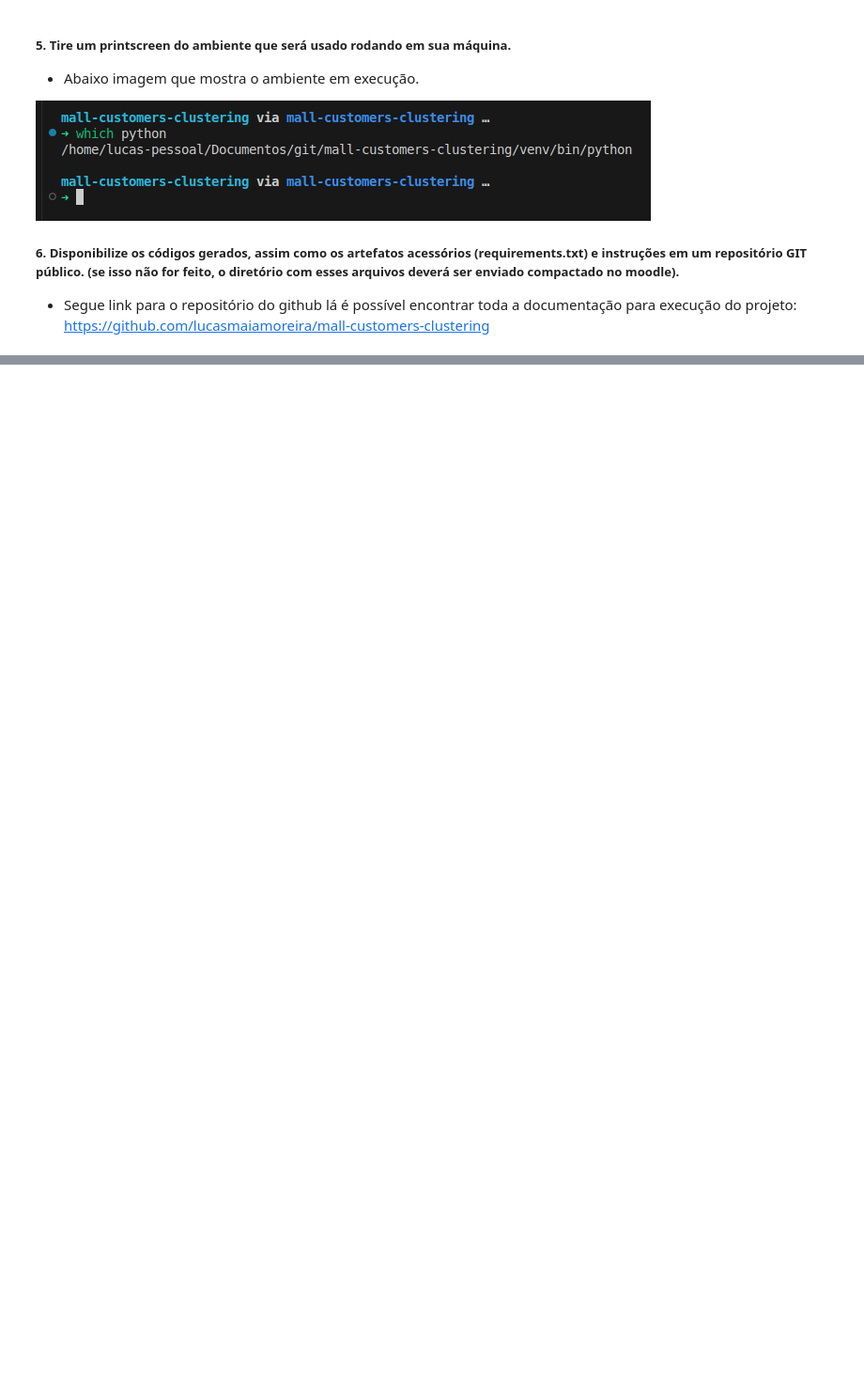
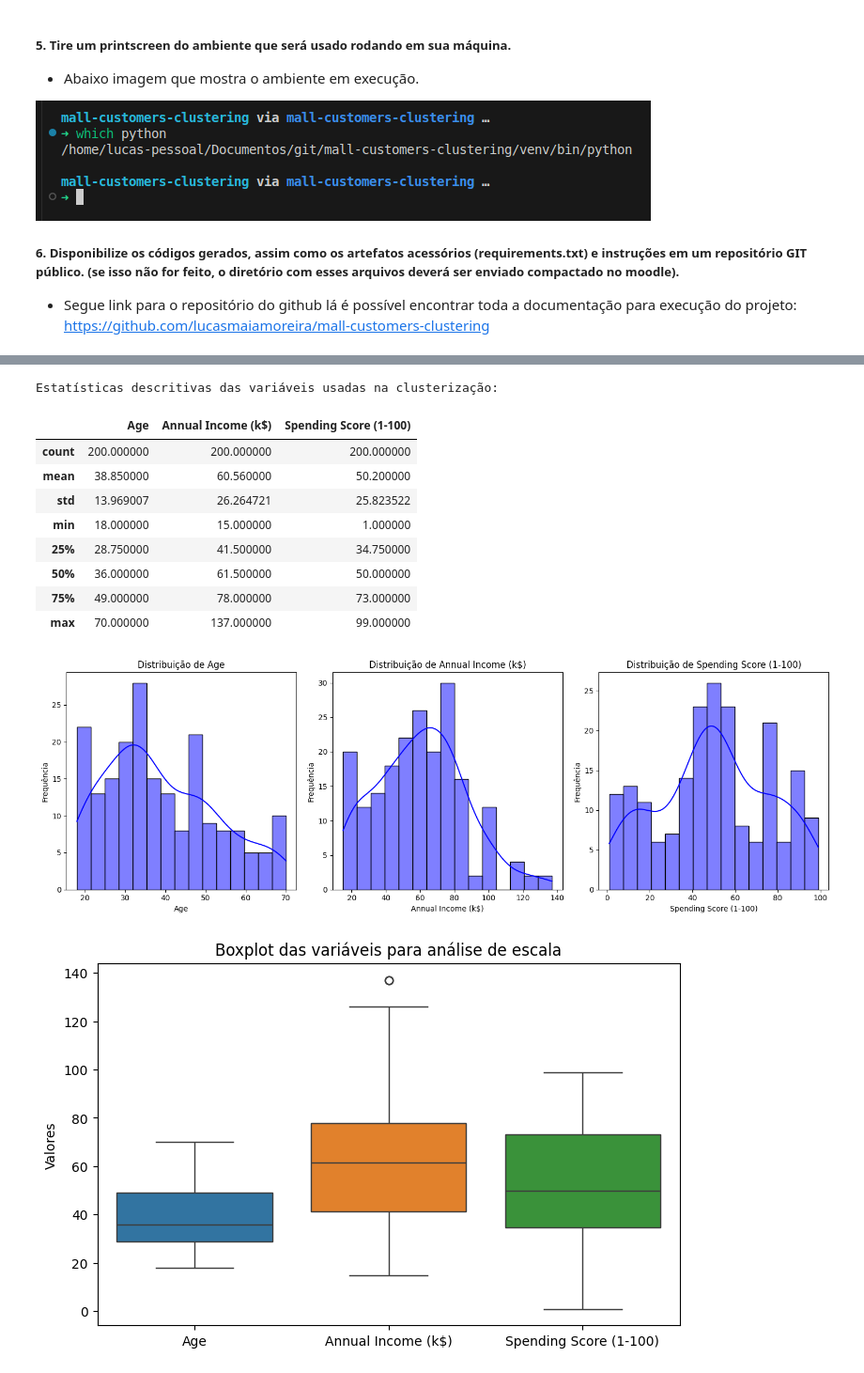
Before and after one commit to lucasmaiamoreira/mall-customers-clustering, a Jupyter notebook: clustering.ipynb, the cells around one changed output, grey strips where cells are left out. Shown: that part at 94% size. Saved outputs shown, nothing was run; the diff lists cells and outputs as text; code cells hidden in the pictures; blank space fills up the shorter version.

Commit message:
escolha da base e clusterização

```diff
--- a/clustering.ipynb
+++ b/clustering.ipynb
@@ -38,0 +162,49 @@
+# %%
+import pandas as pd
+import matplotlib.pyplot as plt
+import seaborn as sns
+
+# Carregar o dataset (certifique-se de ter o arquivo "Mall_Customers.csv" no mesmo diretório)
+file_path = 'Mall_Customers.csv'
+data = pd.read_csv(file_path)
+
+# Seleção das variáveis relevantes para a clusterização
+features = ['Age', 'Annual Income (k$)', 'Spending Score (1-100)']
+
+# Estatísticas descritivas das variáveis
+print("Estatísticas descritivas das variáveis usadas na clusterização:")
+display(data[features].describe())
+
+# Visualização das distribuições das variáveis
+plt.figure(figsize=(15, 5))
+
+for i, feature in enumerate(features, 1):
+    plt.subplot(1, 3, i)
+    sns.histplot(data[feature], kde=True, bins=15, color='blue')
+    plt.title(f'Distribuição de {feature}')
+    plt.xlabel(feature)
+    plt.ylabel('Frequência')
+
+plt.tight_layout()
+plt.show()
+
+# Análise de escalas
+plt.figure(figsize=(8, 5))
+sns.boxplot(data=data[features])
+plt.title('Boxplot das variáveis para análise de escala')
+plt.xticks(ticks=range(len(features)), labels=features)
+plt.ylabel('Valores')
+plt.show()
+# %% [output]
+Estatísticas descritivas das variáveis usadas na clusterização:
+|  | Age | Annual Income (k$) | Spending Score (1-100) |
+| count | 200.000000 | 200.000000 | 200.000000 |
+| mean | 38.850000 | 60.560000 | 50.200000 |
+| std | 13.969007 | 26.264721 | 25.823522 |
+| min | 18.000000 | 15.000000 | 1.000000 |
+| 25% | 28.750000 | 41.500000 | 34.750000 |
+| 50% | 36.000000 | 61.500000 | 50.000000 |
+| 75% | 49.000000 | 78.000000 | 73.000000 |
+| max | 70.000000 | 137.000000 | 99.000000 |
+[figure, added]
+[figure, added]
```
Also changed, not shown: parts of 34 cells of this notebook, 2 other files.
